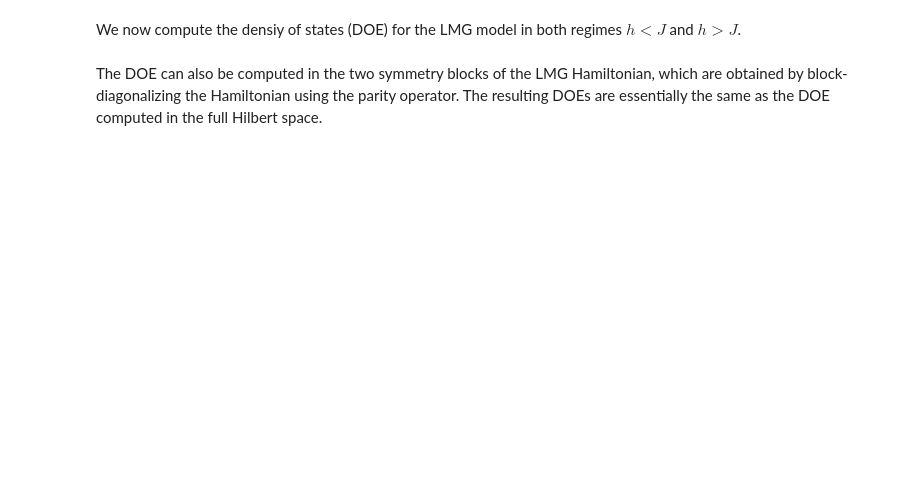
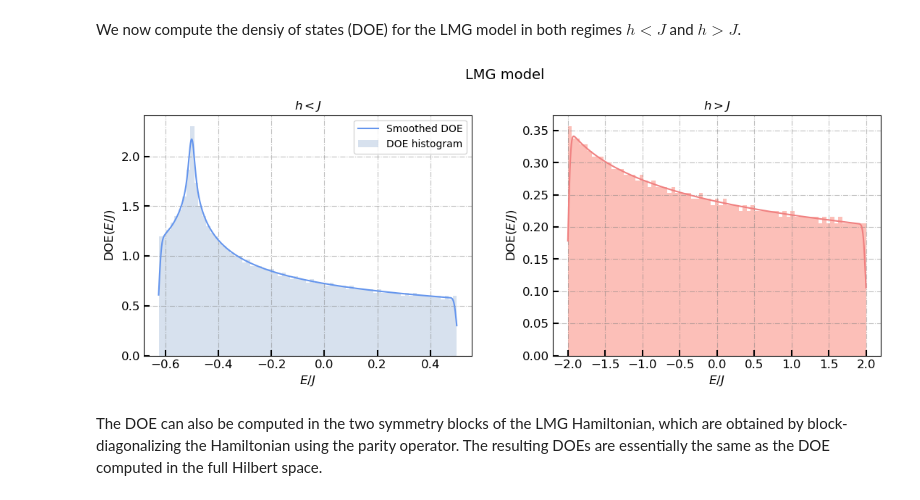
Before and after one commit to nicolasdero/KrylovQuantumClassical, a Jupyter notebook: project_notebook.ipynb, the cells around one changed output. Cells and saved outputs as stored; diff of their text form; code cells hidden in the pictures; blank space fills up the shorter version.

```diff
--- a/project_notebook.ipynb
+++ b/project_notebook.ipynb
@@ -16,12 +30,12 @@ from joblib import Parallel, delayed
 # %%
-def plot_side_by_side(title, x_labels, y_labels, x_data, y_data, labels = None):
+def plot_side_by_side(title, x_labels, y_labels):
 
     fig, (ax1, ax2) = plt.subplots(1, 2, figsize = (12, 5))
     fig.tight_layout(pad = 5.0)
 
-    fig.suptitle(title[0], fontsize=16)
-    ax1.set_title(title[1], fontsize = 14)
-    ax2.set_title(title[2], fontsize = 14)
+    fig.suptitle(title[0], fontsize=14)
+    ax1.set_title(title[1], fontsize = 12)
+    ax2.set_title(title[2], fontsize = 12)
 
     ax1.set_xlabel(x_labels[0], fontsize = 12)
     ax1.set_ylabel(y_labels[0], fontsize = 12)
@@ -33,17 +47,6 @@ def plot_side_by_side(title, x_labels, y_labels, x_data, y_data, labels = None):
     ax2.grid(True, linestyle = '-.', which = 'both')
     ax2.tick_params(axis = 'both', direction = 'in', length = 6, width = 1.5, labelsize = 'large', grid_color = 'grey', grid_alpha = 0.5)
 
-    if labels is None:
-        ax1.plot(x_data[0], y_data[0], color = 'cornflowerblue')
-        ax2.plot(x_data[1], y_data[1], color='lightcoral')
-
-    if labels is not None:
-        ax1.plot(x_data[0], y_data[0], color = 'cornflowerblue', label = labels[0])
-        ax2.plot(x_data[1], y_data[1], color='lightcoral', label = labels[1])
-
-        ax1.legend(fontsize = 'large')
-        ax2.legend(fontsize = 'large')
-
     return fig, (ax1, ax2)
 # %%
 def wrapper_integrability_FP(a: float) -> tuple[float, float]:
@@ -92,20 +127,20 @@ hist_2, edges_2 = np.histogram(E_LMG_2, bins = 75, density = True)
 centers_2 = 0.5 * (edges_2[:-1] + edges_2[1:])
 # %%
 fig, (ax1, ax2) = plot_side_by_side(
-    title = ['LMG model', 'Saddle regime', 'No saddle regime'],
-    x_labels = [r'$E$', r'$E$'],
-    y_labels = [r'DOE($E$)', r'DOE($E$)'],
-    x_data = [E_grid_1, E_grid_2],
-    y_data = [rho_1, rho_2],
-    labels = ['Smoothed DOE', 'Smoothed DOE'])
+    title = ['LMG model', '$h<J$', '$h>J$'],
+    x_labels = [r'$E/J$', r'$E/J$'],
+    y_labels = [r'DOE($E/J$)', r'DOE($E/J$)'])
 
+ax1.plot(E_grid_1, rho_1, color = 'cornflowerblue', label = 'Smoothed DOE')
+ax2.plot(E_grid_2, rho_2, color='lightcoral')
 ax1.bar(centers_1, hist_1, width = edges_1[1] - edges_1[0], color = 'lightsteelblue', alpha = 0.5, label = 'DOE histogram')
-ax2.bar(centers_2, hist_2, width = edges_2[1] - edges_2[0], color = 'salmon', alpha = 0.5, label = 'DOE histogram')
+ax2.bar(centers_2, hist_2, width = edges_2[1] - edges_2[0], color = 'salmon', alpha = 0.5)
 
-ax1.legend(fontsize = 'large')
-ax2.legend(fontsize = 'large')
+ax1.legend(fontsize = 10)
 
 plt.show()
+# %% [output]
+[figure, added]
 # %% [markdown]
 The DOE can also be computed in the two symmetry blocks of the LMG Hamiltonian, which are obtained by block-diagonalizing the Hamiltonian using the parity operator. The resulting DOEs are essentially the same as the DOE computed in the full Hilbert space.
 # %%
```
Also changed, not shown: parts of 28 cells of this notebook, 2 other files.
